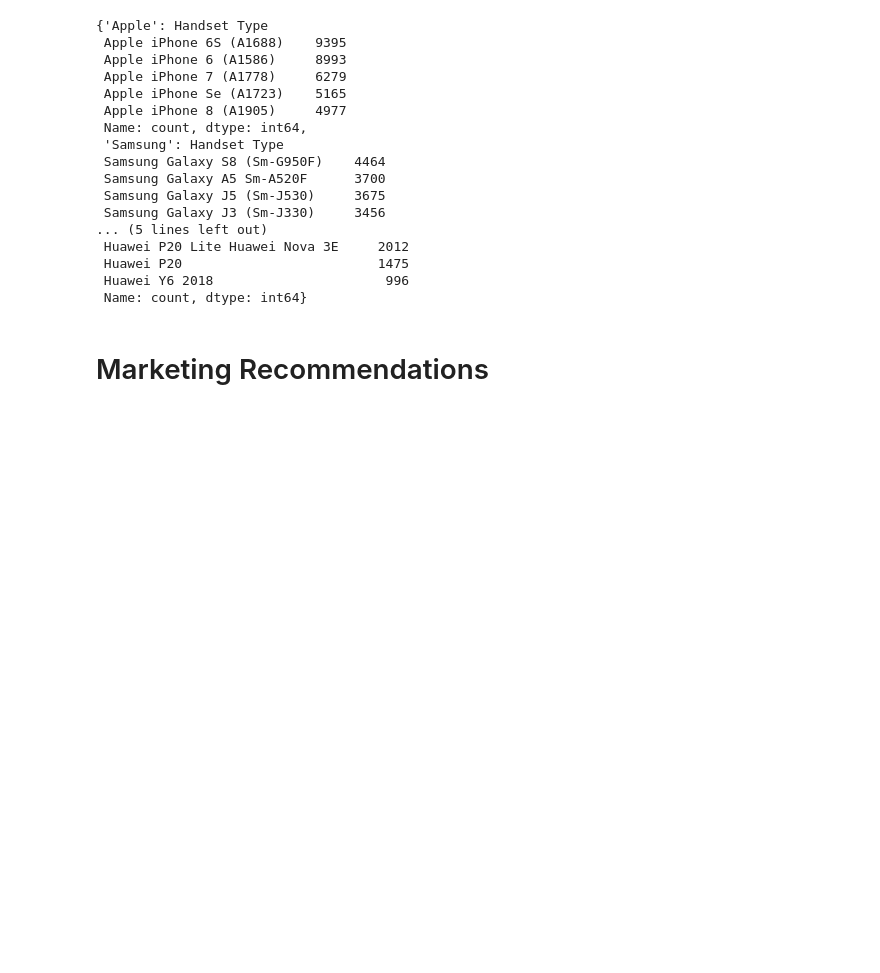
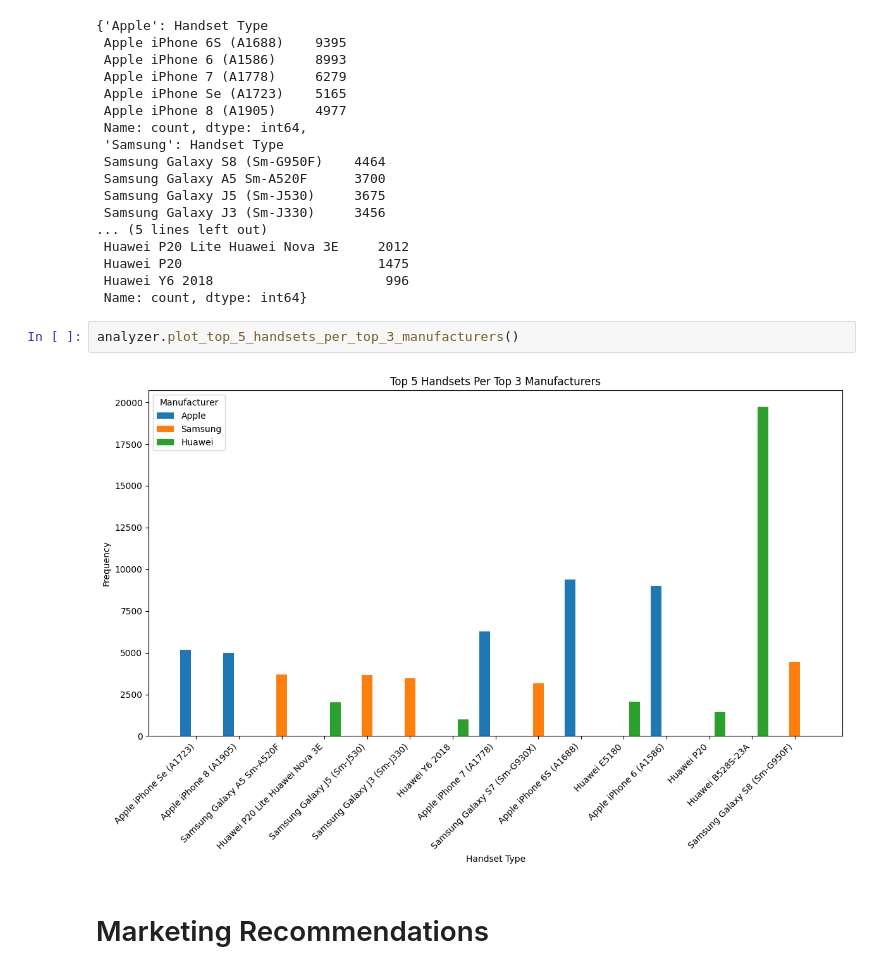
Before and after one commit to fsefu/customer-insights-analytics, a Jupyter notebook: notebooks/over_view_analysis.ipynb, the cells around one changed output. Drawn from its saved outputs; the diff is of its cells as text; blank space fills up the shorter version.

```diff
--- a/notebooks/over_view_analysis.ipynb
+++ b/notebooks/over_view_analysis.ipynb
@@ -115,6 +123,10 @@ recommendations['Top 5 Handsets per Manufacturer']
  Huawei P20                         1475
  Huawei Y6 2018                      996
  Name: count, dtype: int64}
+# %%
+analyzer.plot_top_5_handsets_per_top_3_manufacturers()
+# %% [output]
+[figure, added]
 # %% [markdown]
 # Marketing Recommendations
 # %% [markdown]
```
Also changed, not shown: parts of 3 cells of this notebook, 1 other file.
